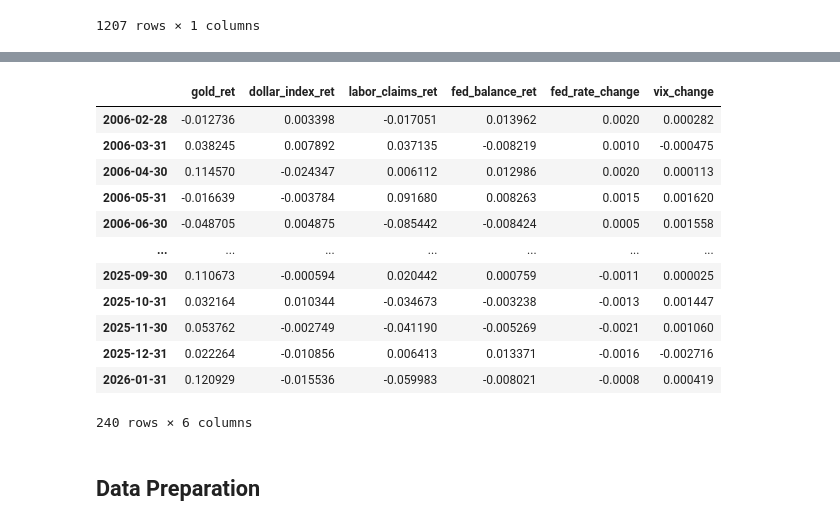
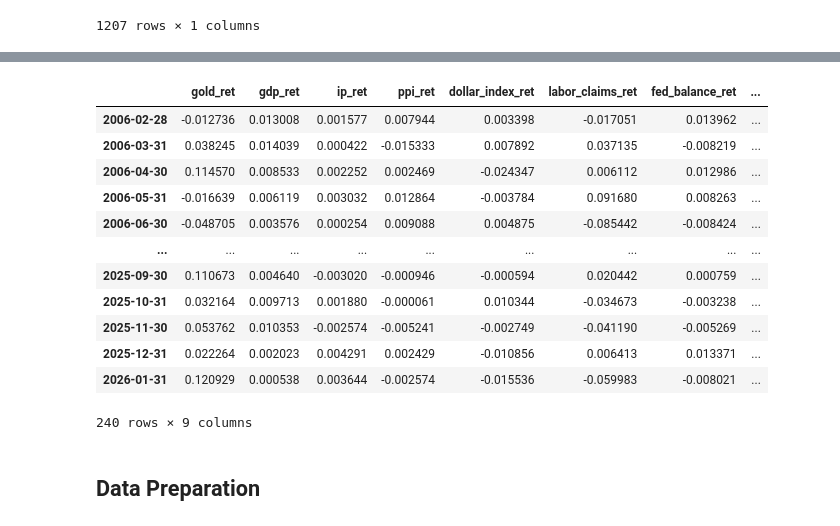
Before and after one commit to FulinQ/AQT, a Jupyter notebook: Gold/After_Meeting/Model1_FB.ipynb, the cells around one changed output, grey strips where cells are left out. Saved outputs shown, nothing was run; the diff lists cells and outputs as text; code cells hidden in the pictures.

```diff
--- a/Gold/After_Meeting/Model1_FB.ipynb
+++ b/Gold/After_Meeting/Model1_FB.ipynb
@@ -240,7 +240,7 @@ start date: 1967-01-07 00:00:00, end date: 2026-01-24 00:00:00
 | 2026-01-24 | 209000.0 |
 3082 rows × 1 columns
 # %%
-ip = fetch_fred(fred, series_id='INDPRO', col_name='Industrial Production')
+ip = fetch_fred(fred, series_id='INDPRO', col_name='IP')
 ip
 # %% [output]
 NaN value before processing: 0
@@ -260,3 +260,6 @@ start date: 1919-01-01 00:00:00, end date: 2025-12-01 00:00:00
 | 2025-11-01 | 101.9528 |
 | 2025-12-01 | 102.3250 |
 1284 rows × 1 columns
+# %%
+gdp = fetch_fred(fred, series_id='GDP', col_name='GDP')
+gdp
@@ -262,0 +378,8 @@ start date: 1919-01-01 00:00:00, end date: 2025-12-01 00:00:00
+# %%
+y_target = gdp['GDP']
+X_indicator = ip[['IP']]
+
+gdp_monthly_gls, beta, rho = chow_lin_disaggregate(y_low=y_target, X_high=X_indicator, agg_method='sum', rho=None)
+print("Estimated Rho (Autocorrelation):", rho)
+gdp = gdp_monthly_gls.copy()
+gdp_monthly_gls
@@ -294,6 +431,7 @@ realtime_data = {
 
 lagged_data = {
     'ip': ip,
+    'gdp': gdp,
     'ppi': ppi
 }
 
@@ -328,6 +466,7 @@ df_final = pd.concat(monthly_dfs, axis=1)
 vars_to_shift = ['ip', 'ppi']
 for col in vars_to_shift:
     df_final[col] = df_final[col].shift(1)
+df_final['gdp'] = df_final['gdp'].shift(4)
 
 # 5. target variable
 df_final['target_gold'] = df_final['gold'].shift(-1)
@@ -336,7 +475,7 @@ df_final['target_gold'] = df_final['gold'].shift(-1)
 features = [
     'gold', 'dollar_index', 'vix', 'fed_rate',
     'fed_balance', 'labor_claims',
-    'ip', 'ppi'
+    'ip', 'gdp','ppi'
 ]
 
 df_model = df_final[features + ['target_gold']].dropna()
@@ -367,31 +506,31 @@ Index(['gold', 'dollar_index', 'vix', 'fed_rate', 'fed_balance',
 df_model.to_csv('gold_price_model_data.csv')
 # %%
 df_ret = pd.DataFrame()
-cols_to_transform = ['gold', 'dollar_index', 'labor_claims', 'fed_balance'] # ไม่เอา IP, PPI ตามแผน Core Model
+cols_to_transform = ['gold', 'gdp', 'ip', 'ppi','dollar_index', 'labor_claims', 'fed_balance'] # ไม่เอา IP, PPI ตามแผน Core Model
 cols_not_to_transform = ['fed_rate', 'vix'] # ตัวแปรที่ไม่ทำ log return
 for col in cols_to_transform:
     if col in df_model.columns:
         df_ret[f'{col}_ret'] = np.log(df_model[col]).diff()
 for col in cols_not_to_transform:
     if col in df_model.columns:
         df_ret[f'{col}_change'] = df_model[col].diff()
 
 df_ret.dropna(inplace=True)
 df_ret
 # %% [output]
-|  | gold_ret | dollar_index_ret | labor_claims_ret | fed_balance_ret | fed_rate_change | vix_change |
-| 2006-02-28 | -0.012736 | 0.003398 | -0.017051 | 0.013962 | 0.0020 | 0.000282 |
-| 2006-03-31 | 0.038245 | 0.007892 | 0.037135 | -0.008219 | 0.0010 | -0.000475 |
-| 2006-04-30 | 0.114570 | -0.024347 | 0.006112 | 0.012986 | 0.0020 | 0.000113 |
-| 2006-05-31 | -0.016639 | -0.003784 | 0.091680 | 0.008263 | 0.0015 | 0.001620 |
-| 2006-06-30 | -0.048705 | 0.004875 | -0.085442 | -0.008424 | 0.0005 | 0.001558 |
-| ... | ... | ... | ... | ... | ... | ... |
-| 2025-09-30 | 0.110673 | -0.000594 | 0.020442 | 0.000759 | -0.0011 | 0.000025 |
-| 2025-10-31 | 0.032164 | 0.010344 | -0.034673 | -0.003238 | -0.0013 | 0.001447 |
-| 2025-11-30 | 0.053762 | -0.002749 | -0.041190 | -0.005269 | -0.0021 | 0.001060 |
-| 2025-12-31 | 0.022264 | -0.010856 | 0.006413 | 0.013371 | -0.0016 | -0.002716 |
-| 2026-01-31 | 0.120929 | -0.015536 | -0.059983 | -0.008021 | -0.0008 | 0.000419 |
+|  | gold_ret | gdp_ret | ip_ret | ppi_ret | dollar_index_ret | labor_claims_ret | fed_balance_ret | ... |
+| 2006-02-28 | -0.012736 | 0.013008 | 0.001577 | 0.007944 | 0.003398 | -0.017051 | 0.013962 | ... |
+| 2006-03-31 | 0.038245 | 0.014039 | 0.000422 | -0.015333 | 0.007892 | 0.037135 | -0.008219 | ... |
+| 2006-04-30 | 0.114570 | 0.008533 | 0.002252 | 0.002469 | -0.024347 | 0.006112 | 0.012986 | ... |
+| 2006-05-31 | -0.016639 | 0.006119 | 0.003032 | 0.012864 | -0.003784 | 0.091680 | 0.008263 | ... |
+| 2006-06-30 | -0.048705 | 0.003576 | 0.000254 | 0.009088 | 0.004875 | -0.085442 | -0.008424 | ... |
+| ... | ... | ... | ... | ... | ... | ... | ... | ... |
+| 2025-09-30 | 0.110673 | 0.004640 | -0.003020 | -0.000946 | -0.000594 | 0.020442 | 0.000759 | ... |
+| 2025-10-31 | 0.032164 | 0.009713 | 0.001880 | -0.000061 | 0.010344 | -0.034673 | -0.003238 | ... |
+| 2025-11-30 | 0.053762 | 0.010353 | -0.002574 | -0.005241 | -0.002749 | -0.041190 | -0.005269 | ... |
+| 2025-12-31 | 0.022264 | 0.002023 | 0.004291 | 0.002429 | -0.010856 | 0.006413 | 0.013371 | ... |
+| 2026-01-31 | 0.120929 | 0.000538 | 0.003644 | -0.002574 | -0.015536 | -0.059983 | -0.008021 | ... |
-240 rows × 6 columns
+240 rows × 9 columns
 # %% [markdown]
 ## Data Preparation ##
 # %%
```
Also changed, not shown: parts of 7 cells of this notebook, 7 other files.
